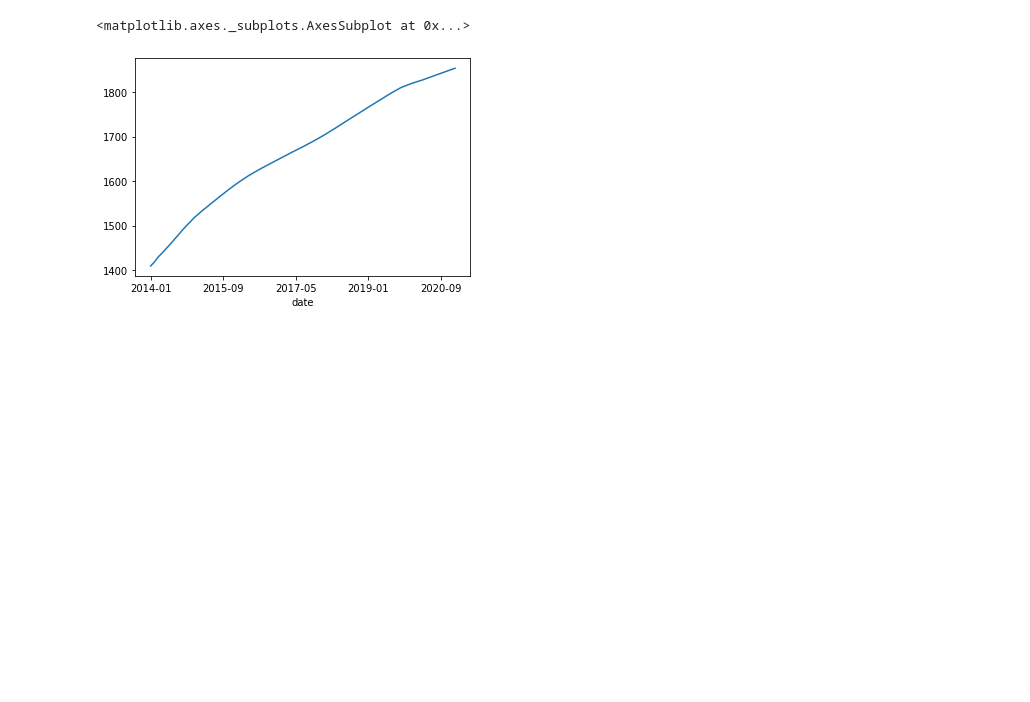
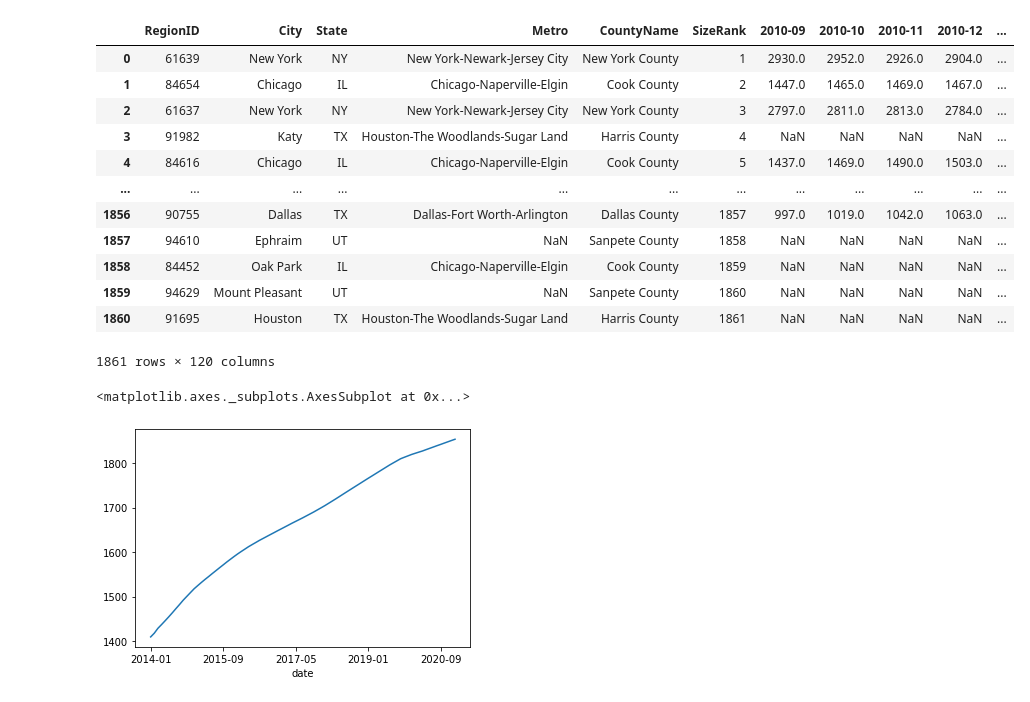
Before and after one commit to EugeniaDickson/zillow_rent_index, a Jupyter notebook: casey/EDA_imputation.ipynb, the cells around one changed output. Drawn from its saved outputs; the diff is of its cells as text; code cells hidden in the pictures; blank space fills up the shorter version.

```diff
--- a/casey/EDA_imputation.ipynb
+++ b/casey/EDA_imputation.ipynb
@@ -330 +357,17 @@ zillow
+# %%
+zillow
+# %% [output]
+|  | RegionID | City | State | Metro | CountyName | SizeRank | 2010-09 | 2010-10 | 2010-11 | 2010-12 | ... |
+| 0 | 61639 | New York | NY | New York-Newark-Jersey City | New York County | 1 | 2930.0 | 2952.0 | 2926.0 | 2904.0 | ... |
+| 1 | 84654 | Chicago | IL | Chicago-Naperville-Elgin | Cook County | 2 | 1447.0 | 1465.0 | 1469.0 | 1467.0 | ... |
+| 2 | 61637 | New York | NY | New York-Newark-Jersey City | New York County | 3 | 2797.0 | 2811.0 | 2813.0 | 2784.0 | ... |
+| 3 | 91982 | Katy | TX | Houston-The Woodlands-Sugar Land | Harris County | 4 | NaN | NaN | NaN | NaN | ... |
+| 4 | 84616 | Chicago | IL | Chicago-Naperville-Elgin | Cook County | 5 | 1437.0 | 1469.0 | 1490.0 | 1503.0 | ... |
+| ... | ... | ... | ... | ... | ... | ... | ... | ... | ... | ... | ... |
+| 1856 | 90755 | Dallas | TX | Dallas-Fort Worth-Arlington | Dallas County | 1857 | 997.0 | 1019.0 | 1042.0 | 1063.0 | ... |
+| 1857 | 94610 | Ephraim | UT | NaN | Sanpete County | 1858 | NaN | NaN | NaN | NaN | ... |
+| 1858 | 84452 | Oak Park | IL | Chicago-Naperville-Elgin | Cook County | 1859 | NaN | NaN | NaN | NaN | ... |
+| 1859 | 94629 | Mount Pleasant | UT | NaN | Sanpete County | 1860 | NaN | NaN | NaN | NaN | ... |
+| 1860 | 91695 | Houston | TX | Houston-The Woodlands-Sugar Land | Harris County | 1861 | NaN | NaN | NaN | NaN | ... |
+1861 rows × 120 columns
 # %%
```
Also changed, not shown: parts of 18 cells of this notebook, 1 other file.
